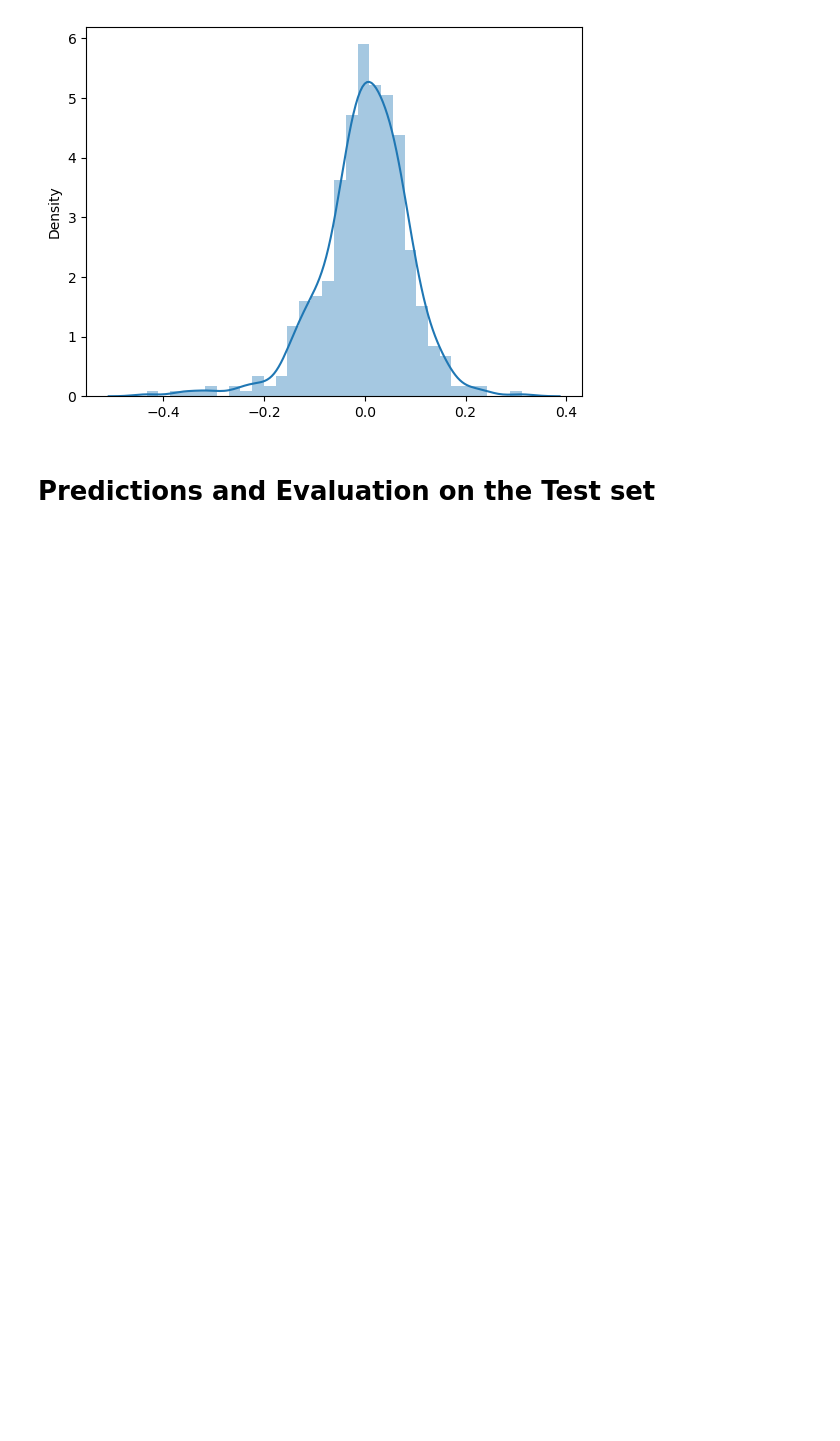
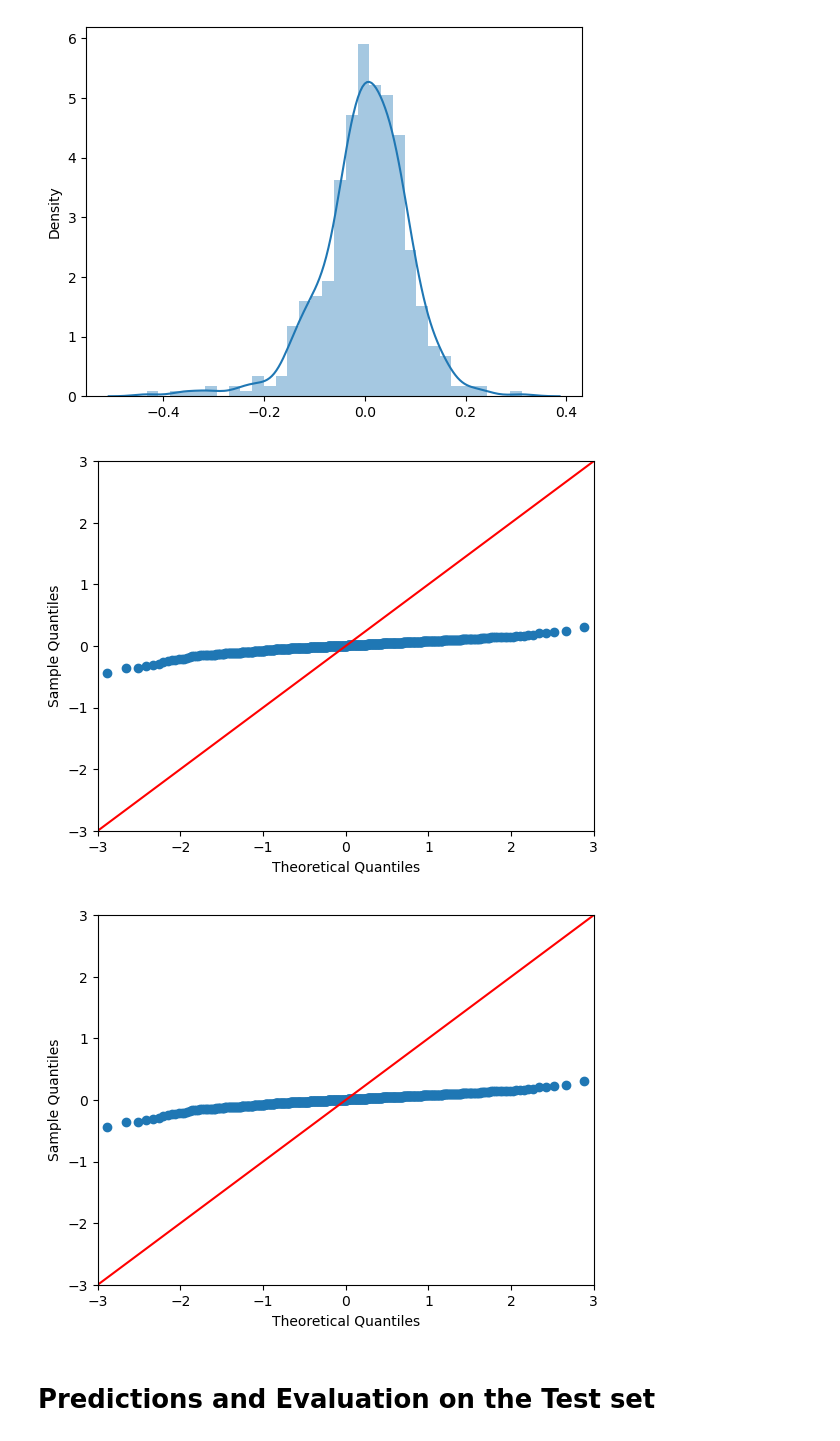
Before and after one commit to rajeevtenneti/LinearRegressionCaseStudy, a Jupyter notebook: LinearRegressionAssignment.ipynb, the cells around one changed output. Saved outputs shown, nothing was run; the diff lists cells and outputs as text; code cells hidden in the pictures; blank space fills up the shorter version.

```diff
--- a/LinearRegressionAssignment.ipynb
+++ b/LinearRegressionAssignment.ipynb
@@ -1023,6 +1043,11 @@ sns.distplot(res)
 # %% [output]
 <Axes: ylabel='Density'>
 [figure]
+# %%
+sm.qqplot(res,line='45')
+# %% [output]
+[figure, added]
+[figure, added]
 # %% [markdown]
 # Predictions and Evaluation on the Test set
 # %%
```
Also changed, not shown: parts of 21 cells of this notebook.
